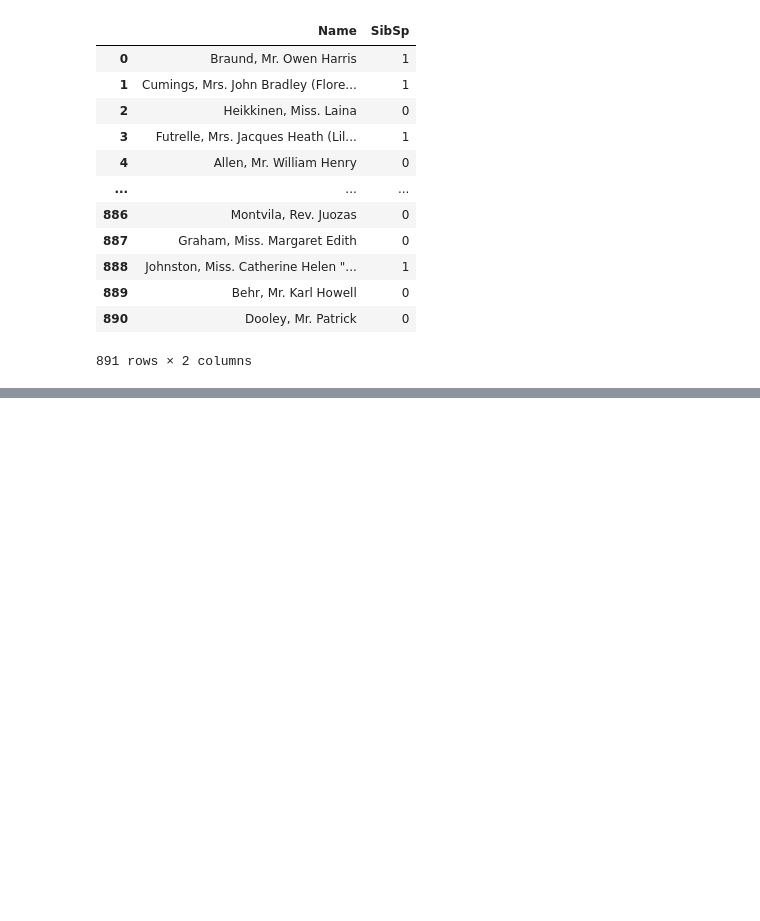
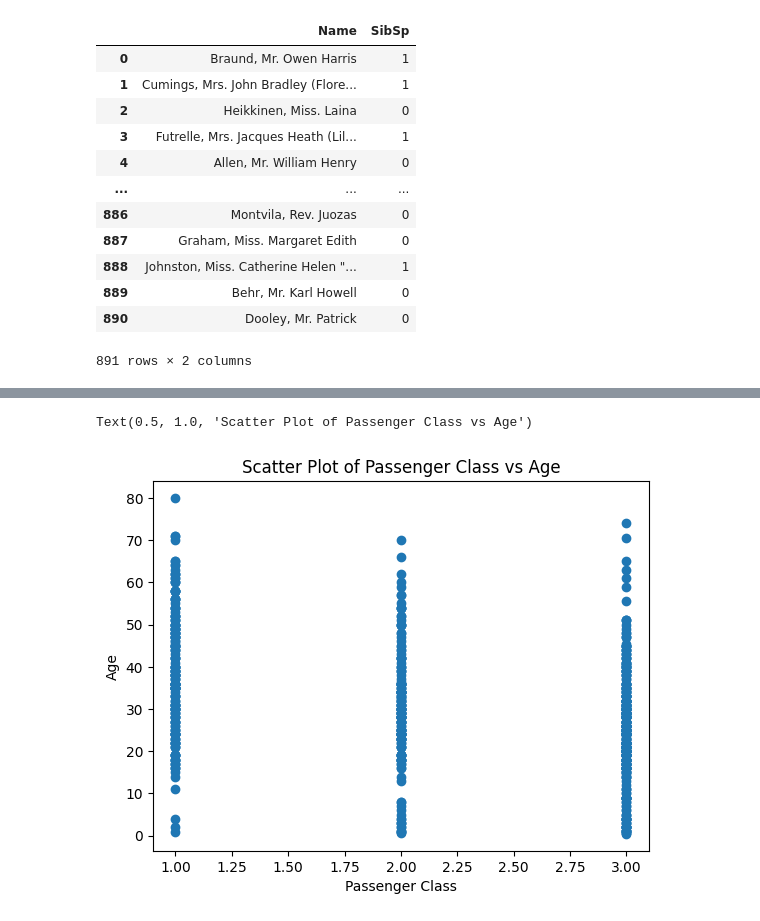
Before and after one commit to Namitha-04/Titanic-EDA, a Jupyter notebook: Titanic.ipynb, the cells around one changed output, grey strips where cells are left out. Drawn from its saved outputs; the diff is of its cells as text; code cells hidden in the pictures; blank space fills up the shorter version.

```diff
--- a/Titanic.ipynb
+++ b/Titanic.ipynb
@@ -236,0 +264,8 @@ data[['Name', 'SibSp']]
+# %%
+plt.scatter(data['Pclass'], data['Age'])
+plt.xlabel('Passenger Class')
+plt.ylabel('Age')
+plt.title('Scatter Plot of Passenger Class vs Age')
+# %% [output]
+Text(0.5, 1.0, 'Scatter Plot of Passenger Class vs Age')
+[figure, added]
```
Also changed, not shown: parts of 5 cells of this notebook.
